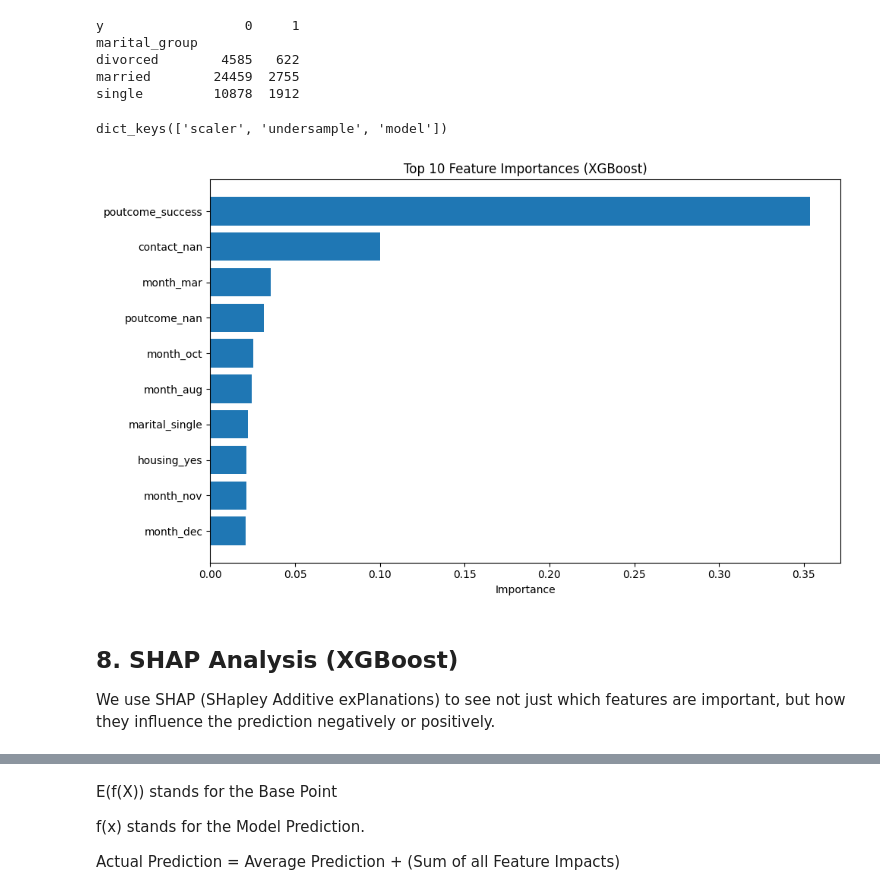
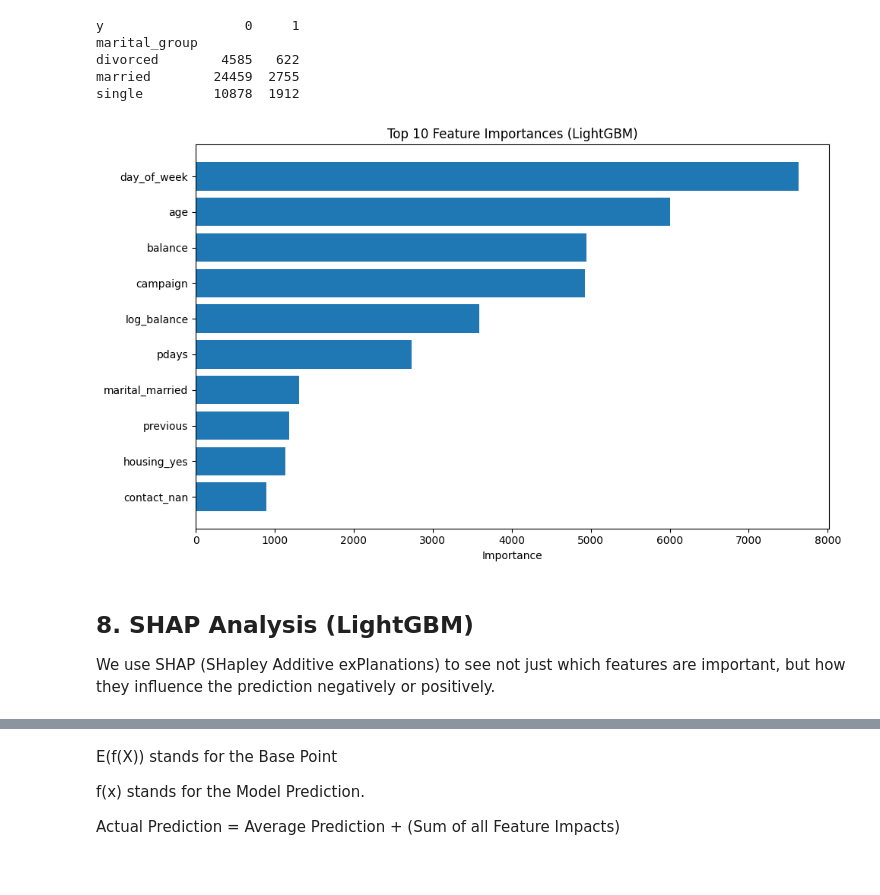
Before and after one commit to skiswoto/CSCI218_Project, a Jupyter notebook: CSCI218_Project.ipynb, the cells around one changed output, grey strips where cells are left out. Drawn from its saved outputs; the diff is of its cells as text; code cells hidden in the pictures.

```diff
--- a/CSCI218_Project.ipynb
+++ b/CSCI218_Project.ipynb
@@ -450,23 +589,0 @@ We evaluate the models using Accuracy, AUC Score (to measure class separation),
-# %%
-best_pipe = pipes[best_model_name]
-
-# Train once on full training data
-best_pipe.fit(X_train, y_train)
-
-# Evaluate once on test data
-y_pred = best_pipe.predict(X_test)
-
-# ROC-AUC needs probabilities if available
-if hasattr(best_pipe.named_steps["model"], "predict_proba"):
-    y_prob = best_pipe.predict_proba(X_test)[:, 1]
-    test_auc = roc_auc_score(y_test, y_prob)
-else:
-    test_auc = None
-
-print("Final Test Metrics")
-print(f"Accuracy : {accuracy_score(y_test, y_pred):.4f}")
-print(f"Precision: {precision_score(y_test, y_pred, zero_division=0):.4f}")
-print(f"Recall   : {recall_score(y_test, y_pred, zero_division=0):.4f}")
-print(f"F1       : {f1_score(y_test, y_pred):.4f}")
-if test_auc is not None:
-    print(f"ROC-AUC  : {test_auc:.4f}")
@@ -785,35 +867,31 @@ marital_group
 divorced        4585   622
 married        24459  2755
 single         10878  1912
-# %%
-pipe.named_steps.keys()
-# %% [output]
-dict_keys(['scaler', 'undersample', 'model'])
 # %%
-# Get the trained XGBoost model from the pipeline (assuming the intent is to visualize XGBoost importances)
-xgb_model_pipeline = pipes["XGBoost"]
-xgb_model_pipeline.fit(X_train, y_train) # Fit the pipeline explicitly
-xgb = xgb_model_pipeline.named_steps["model"]
+# Get the trained LightGBM model from the pipeline
+lgb_model_pipeline = pipes["LightGBM"]
+lgb_model_pipeline.fit(X_train, y_train)
+lgb_model = lgb_model_pipeline.named_steps["model"]
 
 # Feature importances
-importances = xgb.feature_importances_
+importances = lgb_model.feature_importances_
 
-# Feature names (works if you did NOT one-hot encode)
-feature_names = X.columns
+# Feature names from training data
+feature_names = X_train.columns
 
 df_imp = (pd.DataFrame({"Feature": feature_names, "Importance": importances})
           .sort_values("Importance", ascending=False)
           .head(10))
 
 plt.figure(figsize=(10,6))
 plt.barh(df_imp["Feature"][::-1], df_imp["Importance"][::-1])
-plt.title("Top 10 Feature Importances (XGBoost)")
+plt.title("Top 10 Feature Importances (LightGBM)")
 plt.xlabel("Importance")
 plt.tight_layout()
 plt.show()
 # %% [output]
-[figure, old version]
+[figure, new version]
 # %% [markdown]
-## **8. SHAP Analysis (XGBoost)**
+## **8. SHAP Analysis (LightGBM)**
 We use SHAP (SHapley Additive exPlanations) to see not just which features are important, but how they influence the prediction negatively or positively.
 # %%
```
Also changed, not shown: parts of 23 cells of this notebook.
